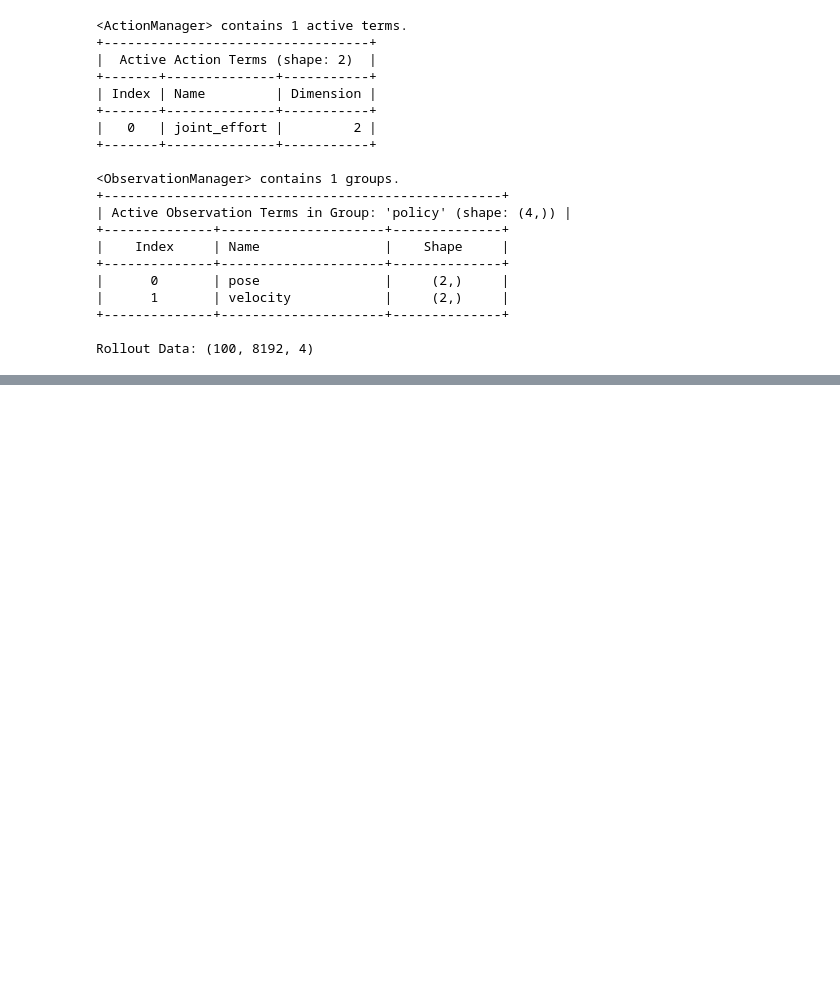
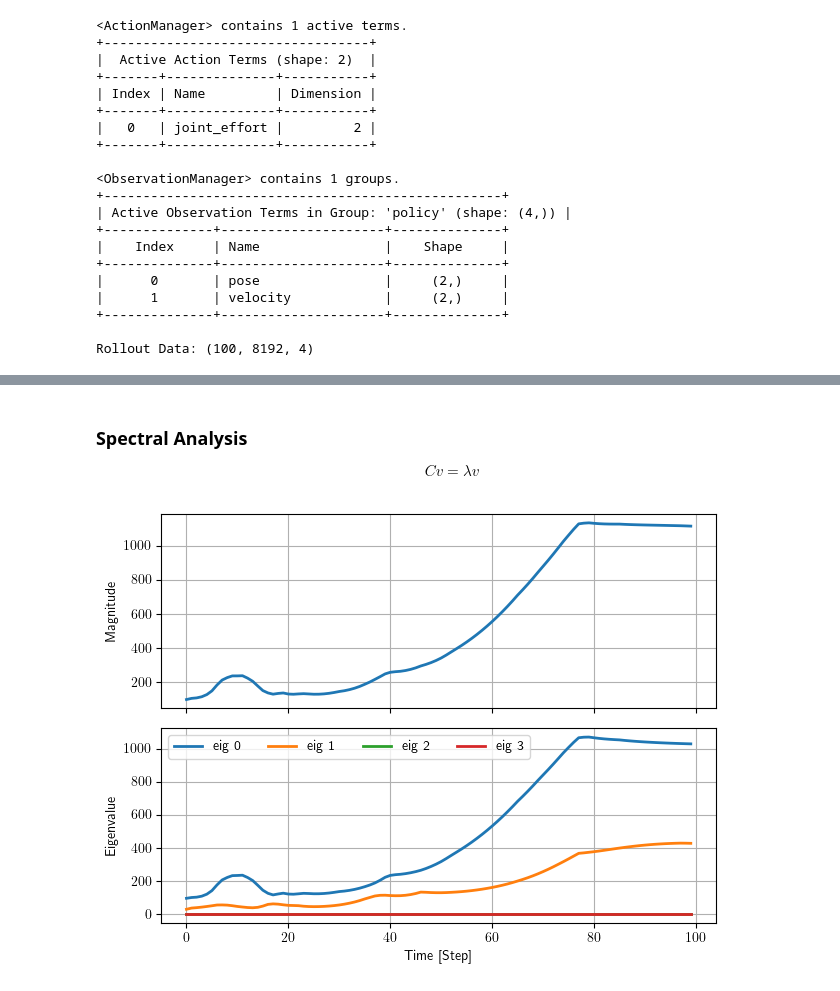
Before and after one commit to KyleM73/nonlinear_ct, a Jupyter notebook: scripts/analyze.ipynb, the cells around one changed output, grey strips where cells are left out. Saved outputs shown, nothing was run; the diff lists cells and outputs as text; code cells hidden in the pictures; blank space fills up the shorter version.

```diff
--- a/scripts/analyze.ipynb
+++ b/scripts/analyze.ipynb
@@ -56,0 +92,8 @@ C_traj, eig_traj = compute_batch_multistep_sensitivity(policy, rollout_obs[:, 0:
+# %% [markdown]
+### Spectral Analysis
+$$Cv=\lambda v$$
+# %%
+C_traj, eig_traj = compute_batch_multistep_sensitivity(policy, rollout_obs)
+plot_multistep_sensitivity(C_traj, eig_traj, log=False)
+# %% [output]
+[figure, added]
```
Also changed, not shown: parts of 13 cells of this notebook, 4 other files.
